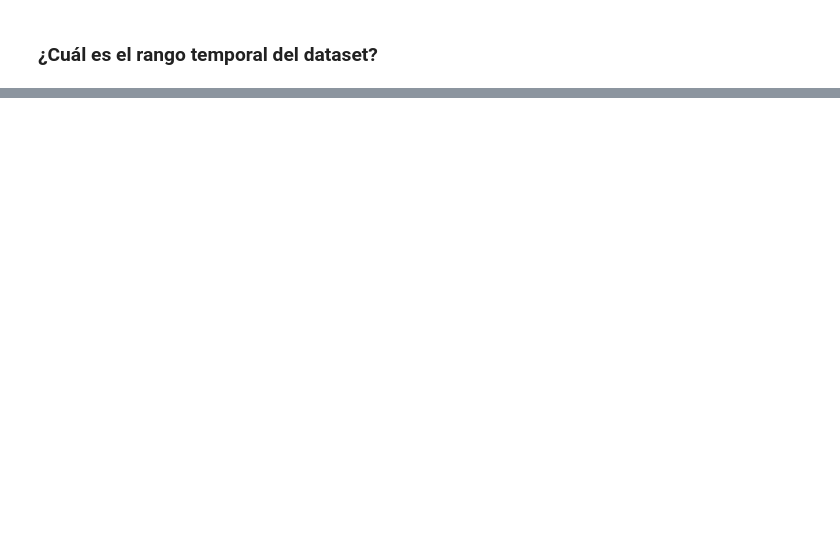
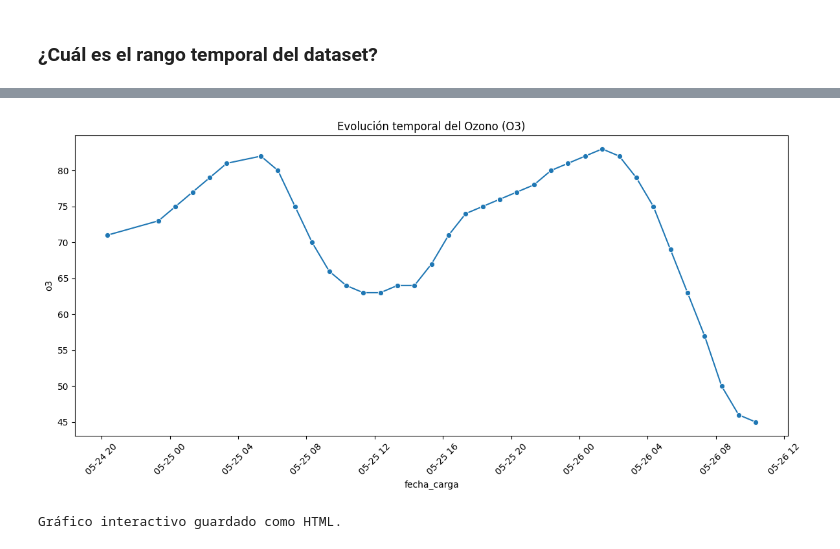
Before and after one commit to YerayQuiles/01_python, a Jupyter notebook: 01MAIR_ACT_Video.ipynb, the cells around one changed output, grey strips where cells are left out. Cells and saved outputs as stored; diff of their text form; code cells hidden in the pictures; blank space fills up the shorter version.

```diff
--- a/01MAIR_ACT_Video.ipynb
+++ b/01MAIR_ACT_Video.ipynb
@@ -90,0 +260,20 @@ Realizar gráfica con  la línea temporal de las mediciones de ozono de la estac
+# %%
+# Gráfica temporal con seaborn
+plt.figure(figsize=(12, 6))
+sns.lineplot(data=datos_estacion, x='fecha_carga', y='o3', marker='o')
+plt.title('Evolución temporal del Ozono (O3)')
+plt.xticks(rotation=45)
+plt.tight_layout()
+plt.show()
+# %% [output]
+[figure, added]
+# %%
+# Gráfica temporal con plotly
+fig = px.line(datos_estacion, x='fecha_carga', y='o3',
+              title='Evolución temporal del Ozono (O3)',
+              markers=True)
+fig.write_html("grafica_ozono_temporal.html")
+
+print('Gráfico interactivo guardado como HTML.')
+# %% [output]
+Gráfico interactivo guardado como HTML.
```
Also changed, not shown: parts of 24 cells of this notebook, 3 other files.
